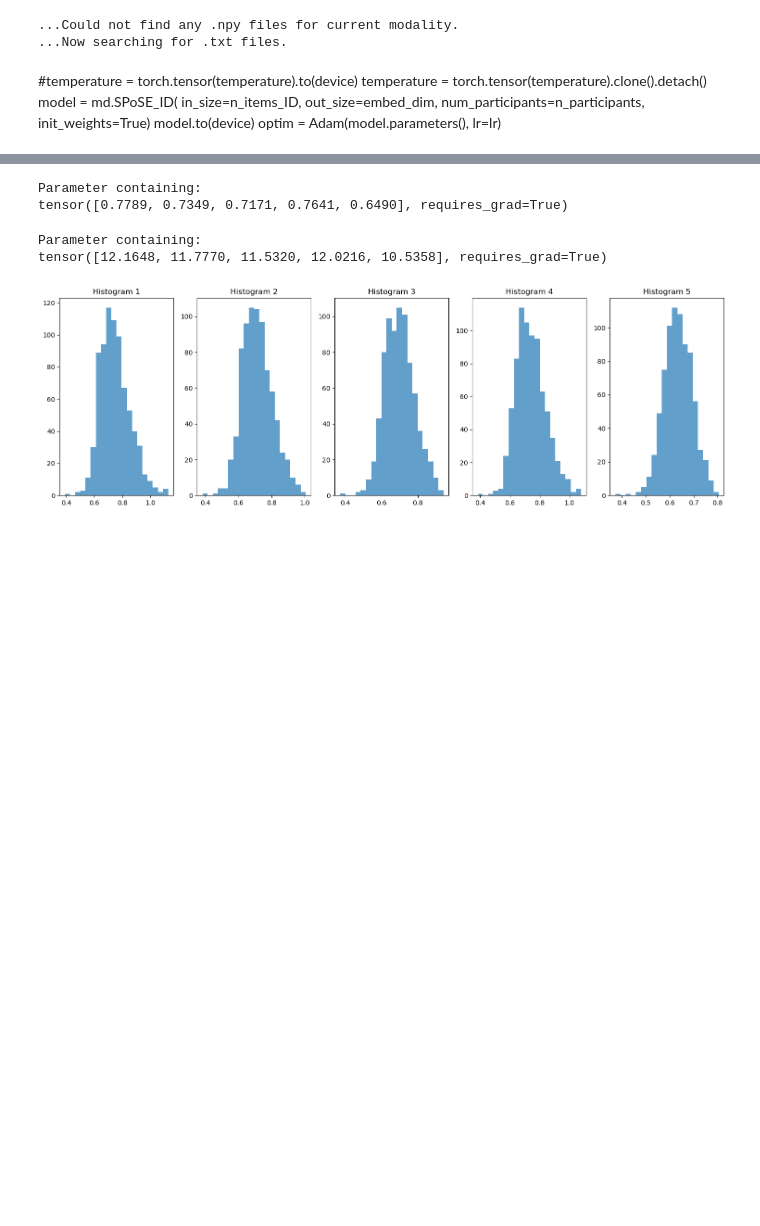
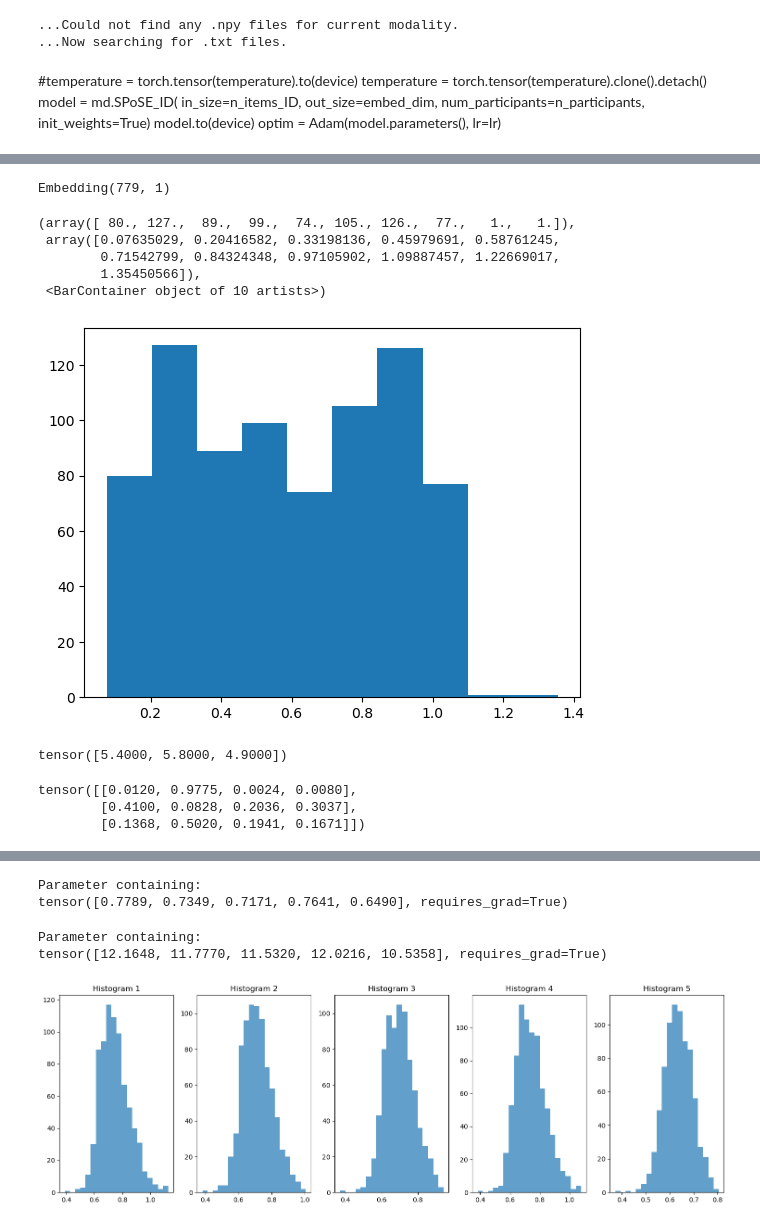
Before and after one commit to MirkoTh/semantic-representations-ID, a Jupyter notebook: ooo-id-joint.ipynb, the cells around one changed output, grey strips where cells are left out. Drawn from its saved outputs; the diff is of its cells as text; code cells hidden in the pictures; blank space fills up the shorter version.

Commit message:
add free by-participant scaling factors for softmax

```diff
--- a/ooo-id-joint.ipynb
+++ b/ooo-id-joint.ipynb
@@ -211,0 +300,36 @@ Optimization started for lambda: 0.008
+# %%
+temperatures
+# %% [output]
+Embedding(779, 1)
+# %%
+plt.hist(np.exp(temperatures.weight.detach().numpy()))
+# %% [output]
+(array([ 80., 127.,  89.,  99.,  74., 105., 126.,  77.,   1.,   1.]),
+ array([0.07635029, 0.20416582, 0.33198136, 0.45979691, 0.58761245,
+        0.71542799, 0.84324348, 0.97105902, 1.09887457, 1.22669017,
+        1.35450566]),
+ <BarContainer object of 10 artists>)
+[figure, added]
+# %%
+torch.sum(logits, dim=1)
+# %% [output]
+tensor([5.4000, 5.8000, 4.9000])
+# %%
+logits = torch.tensor([
+    [1.2, 2.3, 0.8, 1.1],  # Person 1
+    [2.1, 0.5, 1.4, 1.8],  # Person 2
+    [0.3, 2.9, 1.0, 0.7]   # Person 3
+], dtype=torch.float32)
+
+# Different temperatures per person
+temperatures = torch.tensor([0.25, 1.0, 2.0]).unsqueeze(1)  # Shape: (3, 1)
+
+# Apply temperature scaling before softmax
+scaled_logits = logits / temperatures
+softmax_probs = F.softmax(scaled_logits, dim=-1)
+
+print(softmax_probs)
+# %% [output]
+tensor([[0.0120, 0.9775, 0.0024, 0.0080],
+        [0.4100, 0.0828, 0.2036, 0.3037],
+        [0.1368, 0.5020, 0.1941, 0.1671]])
```
Also changed, not shown: parts of 32 cells of this notebook, 4 other files.
